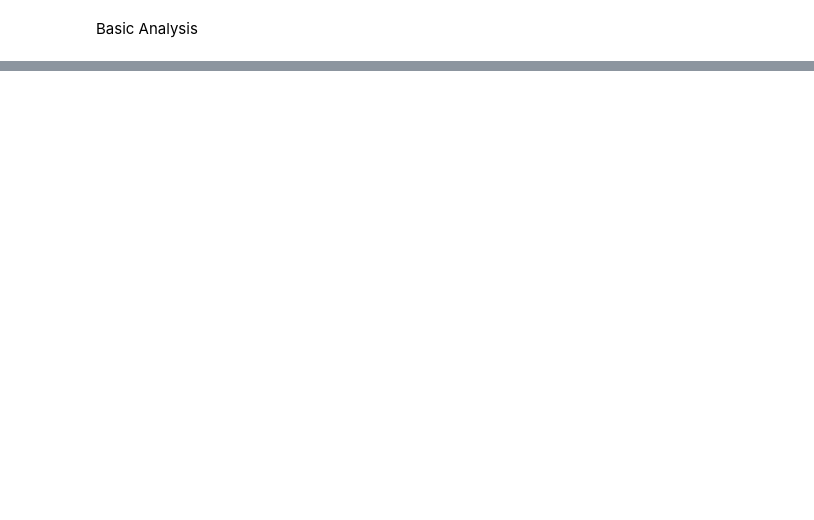
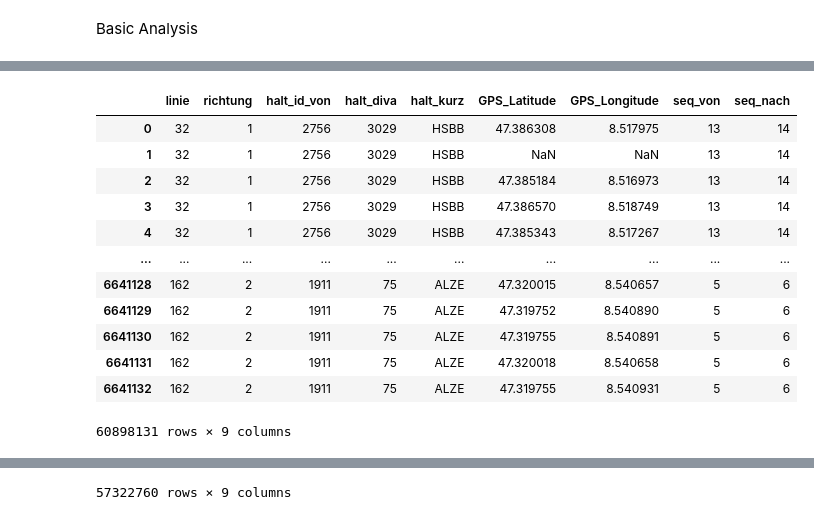
Before and after one commit to Draaven/Projekt-Data-Science, a Jupyter notebook: src/data_exploration_tony.ipynb, the cells around one changed output, grey strips where cells are left out. Saved outputs shown, nothing was run; the diff lists cells and outputs as text; code cells hidden in the pictures; blank space fills up the shorter version.

```diff
--- a/src/data_exploration_tony.ipynb
+++ b/src/data_exploration_tony.ipynb
@@ -523,0 +1335,57 @@ Basic Analysis
+# %%
+# Convert pandas DataFrames to Dask DataFrames
+selected_columns_dd = dd.from_pandas(selected_columns_df, npartitions=10)
+haltestelle_dd = dd.from_pandas(haltestelle_df, npartitions=10)
+haltepunkt_dd = dd.from_pandas(haltepunkt_df, npartitions=10)
+
+# Perform the merge operation
+merged_dd = selected_columns_dd.merge(
+    haltestelle_dd, left_on="halt_id_von", right_on="halt_id"
+)
+final_dd = merged_dd.merge(haltepunkt_dd, left_on="halt_id_von", right_on="halt_id")
+
+# Convert Dask DataFrame back to pandas DataFrame
+final_df = final_dd.compute()
+
+# Select only the necessary columns
+bus_stops_for_each_line_df = final_df[
+    [
+        "linie",
+        "richtung",
+        "halt_id_von",
+        "halt_diva",
+        "halt_kurz",
+        "GPS_Latitude",
+        "GPS_Longitude",
+        "seq_von",
+        "seq_nach",
+    ]
+]
+# %%
+display(bus_stops_for_each_line_df)
+
+
+bus_stops_for_each_line_df = bus_stops_for_each_line_df.dropna(subset=["halt_diva"])
+
+bus_stops_for_each_line_df = bus_stops_for_each_line_df.dropna(
+    subset=["GPS_Latitude", "GPS_Longitude"]
+)
+
+bus_stops_for_each_line_df.sort_values(by=["linie"], inplace=True)
+
+
+display(bus_stops_for_each_line_df)
+# %% [output]
+|  | linie | richtung | halt_id_von | halt_diva | halt_kurz | GPS_Latitude | GPS_Longitude | seq_von | seq_nach |
+| 0 | 32 | 1 | 2756 | 3029 | HSBB | 47.386308 | 8.517975 | 13 | 14 |
+| 1 | 32 | 1 | 2756 | 3029 | HSBB | NaN | NaN | 13 | 14 |
+| 2 | 32 | 1 | 2756 | 3029 | HSBB | 47.385184 | 8.516973 | 13 | 14 |
+| 3 | 32 | 1 | 2756 | 3029 | HSBB | 47.386570 | 8.518749 | 13 | 14 |
+| 4 | 32 | 1 | 2756 | 3029 | HSBB | 47.385343 | 8.517267 | 13 | 14 |
+| ... | ... | ... | ... | ... | ... | ... | ... | ... | ... |
+| 6641128 | 162 | 2 | 1911 | 75 | ALZE | 47.320015 | 8.540657 | 5 | 6 |
+| 6641129 | 162 | 2 | 1911 | 75 | ALZE | 47.319752 | 8.540890 | 5 | 6 |
+| 6641130 | 162 | 2 | 1911 | 75 | ALZE | 47.319755 | 8.540891 | 5 | 6 |
+| 6641131 | 162 | 2 | 1911 | 75 | ALZE | 47.320018 | 8.540658 | 5 | 6 |
+| 6641132 | 162 | 2 | 1911 | 75 | ALZE | 47.319755 | 8.540931 | 5 | 6 |
+60898131 rows × 9 columns
@@ -523,0 +1404 @@ Basic Analysis
+57322760 rows × 9 columns
```
Also changed, not shown: parts of 42 cells of this notebook, 10 other files.
